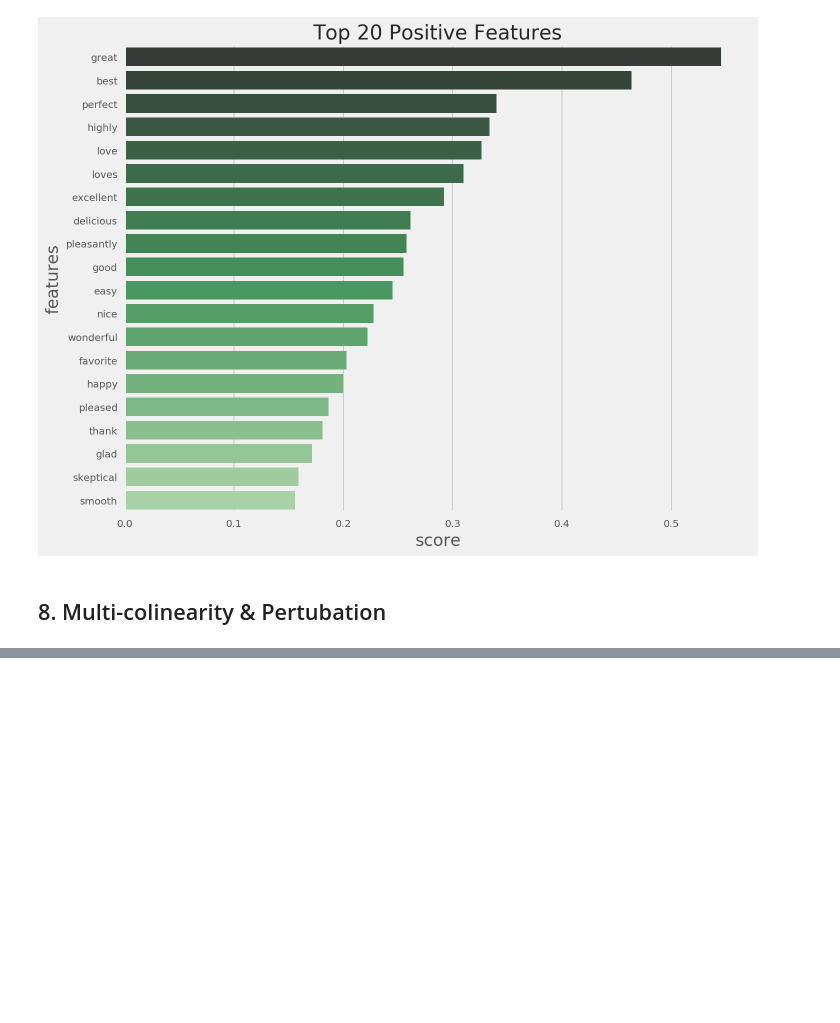
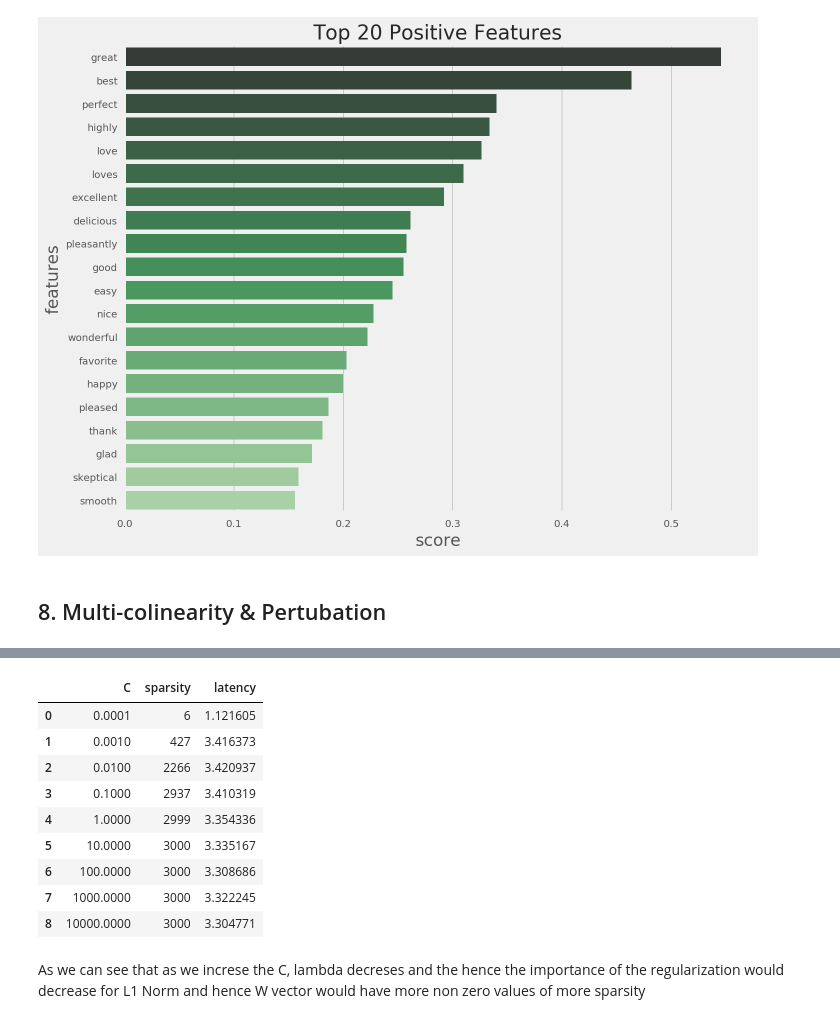
Before and after one commit to MayukhSobo/Amazon-Review----Logistic-Regression, a Jupyter notebook: BOW -- Logistic Regression.ipynb, the cells around one changed output, grey strips where cells are left out. Drawn from its saved outputs; the diff is of its cells as text; code cells hidden in the pictures; blank space fills up the shorter version.

```diff
--- a/BOW -- Logistic Regression.ipynb
+++ b/BOW -- Logistic Regression.ipynb
@@ -320,0 +449,3 @@ plt.title('Top 20 Positive Features');
+# %%
+spr = [np.nonzero(estimator.coef_.ravel())[0].shape[0] for estimator in estimators]
+C = [1e-4, 1e-3, 1e-2, 1e-1, 1e0, 1e1, 1e2, 1e3, 1e4]
@@ -320,0 +454,26 @@ plt.title('Top 20 Positive Features');
+# %%
+latn = []
+# %%
+for estimator in estimators:
+    start = time.clock()
+    estimator.predict(xTrain)
+    latn.append(time.clock() - start)
+# %%
+latency['C'] = C
+latency['sparsity'] = spr
+latency['latency'] = latn
+# %%
+latency
+# %% [output]
+|  | C | sparsity | latency |
+| 0 | 0.0001 | 6 | 1.121605 |
+| 1 | 0.0010 | 427 | 3.416373 |
+| 2 | 0.0100 | 2266 | 3.420937 |
+| 3 | 0.1000 | 2937 | 3.410319 |
+| 4 | 1.0000 | 2999 | 3.354336 |
+| 5 | 10.0000 | 3000 | 3.335167 |
+| 6 | 100.0000 | 3000 | 3.308686 |
+| 7 | 1000.0000 | 3000 | 3.322245 |
+| 8 | 10000.0000 | 3000 | 3.304771 |
+# %% [markdown]
+As we can see that as we increse the C, lambda decreses and the hence the importance of the regularization would decrease for L1 Norm and hence W vector would have more non zero values of more sparsity
```
Also changed, not shown: parts of 30 cells of this notebook.
